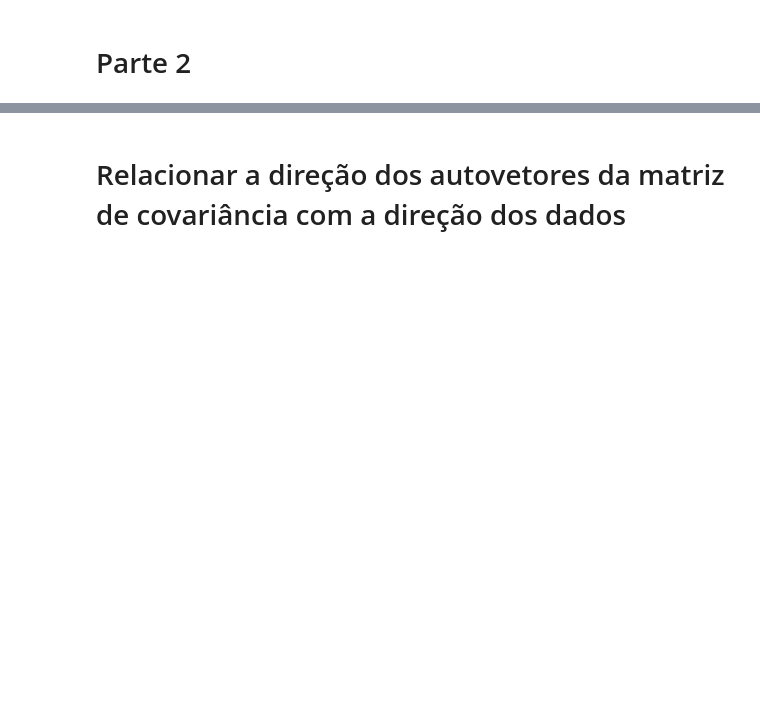
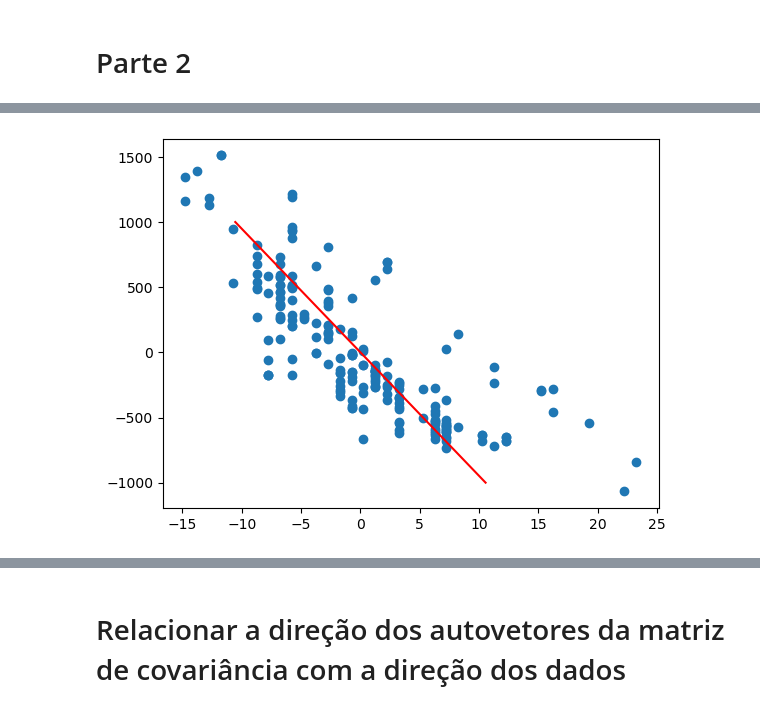
Before and after one commit to tiagoft/alglin, a Jupyter notebook: notebooks/05-autovetores_e_autovetores.ipynb, the cells around one changed output, grey strips where cells are left out. Cells and saved outputs as stored; diff of their text form; code cells hidden in the pictures; blank space fills up the shorter version.

```diff
--- a/notebooks/05-autovetores_e_autovetores.ipynb
+++ b/notebooks/05-autovetores_e_autovetores.ipynb
@@ -344,0 +415,6 @@ A = np.array([[0.81, 0.2], [-0.1,  1.1]]) # Depois da nova legislação, a nova
+# %%
+X = df.to_numpy()
+X = X - np.mean(X, axis=0, keepdims=True) # Linha 2
+C = X.T @ X # Linha 3
+C /= X.shape[0]-1 # Linha 4
+print(C)
@@ -344,0 +431,5 @@ A = np.array([[0.81, 0.2], [-0.1,  1.1]]) # Depois da nova legislação, a nova
+# %%
+w, v = np.linalg.eig(C)
+print(w, v)
+v0 = v[:,0]
+v1 = v[:,1]
@@ -344,0 +445,9 @@ A = np.array([[0.81, 0.2], [-0.1,  1.1]]) # Depois da nova legislação, a nova
+# %%
+X = df.to_numpy()
+X = X - np.mean(X, axis=0, keepdims=True) # Linha 2
+plt.figure()
+plt.scatter(X[:,0], X[:,1])
+plt.plot([-v1[0]*1000, v1[0]*1000], [-v1[1]*1000, v1[1]*1000], 'r')
+plt.show()
+# %% [output]
+[figure, added]
```
Also changed, not shown: parts of 23 cells of this notebook.
